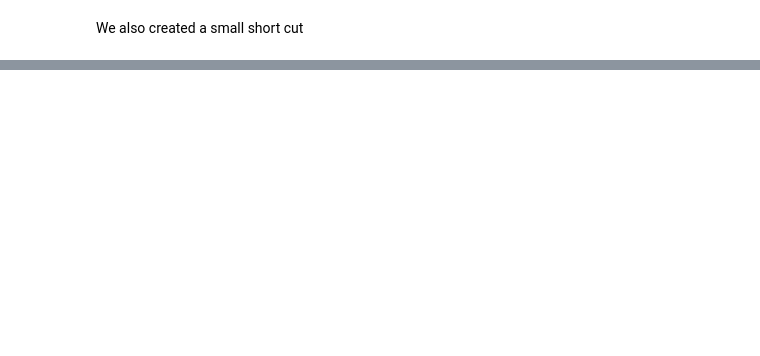
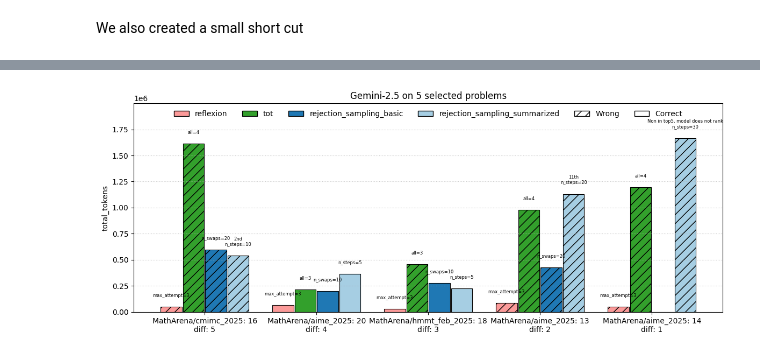
Before and after one commit to au-nlp/project-milestone-p2-group15, a Jupyter notebook: main.ipynb, the cells around one changed output, grey strips where cells are left out. Cells and saved outputs as stored; diff of their text form; code cells hidden in the pictures; blank space fills up the shorter version.

```diff
--- a/main.ipynb
+++ b/main.ipynb
@@ -375,0 +529,5 @@ For the demo, we reference the notebook `multi_agent_demo.ipynb` (we know the pr
+# %%
+# Gemini 2.5 plot
+plot_session(df_gemini, "Gemini-2.5 on 5 selected problems", height_col="total_tokens")
+# %% [output]
+[figure, added]
```
Also changed, not shown: parts of 25 cells of this notebook, 1 other file.
